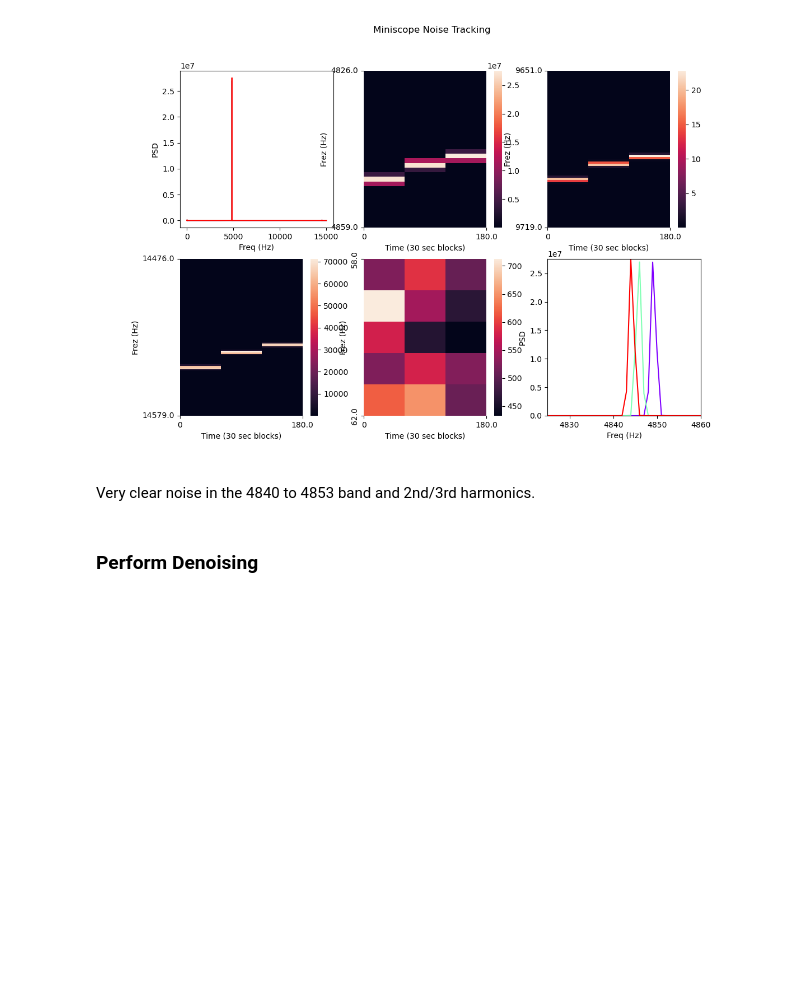
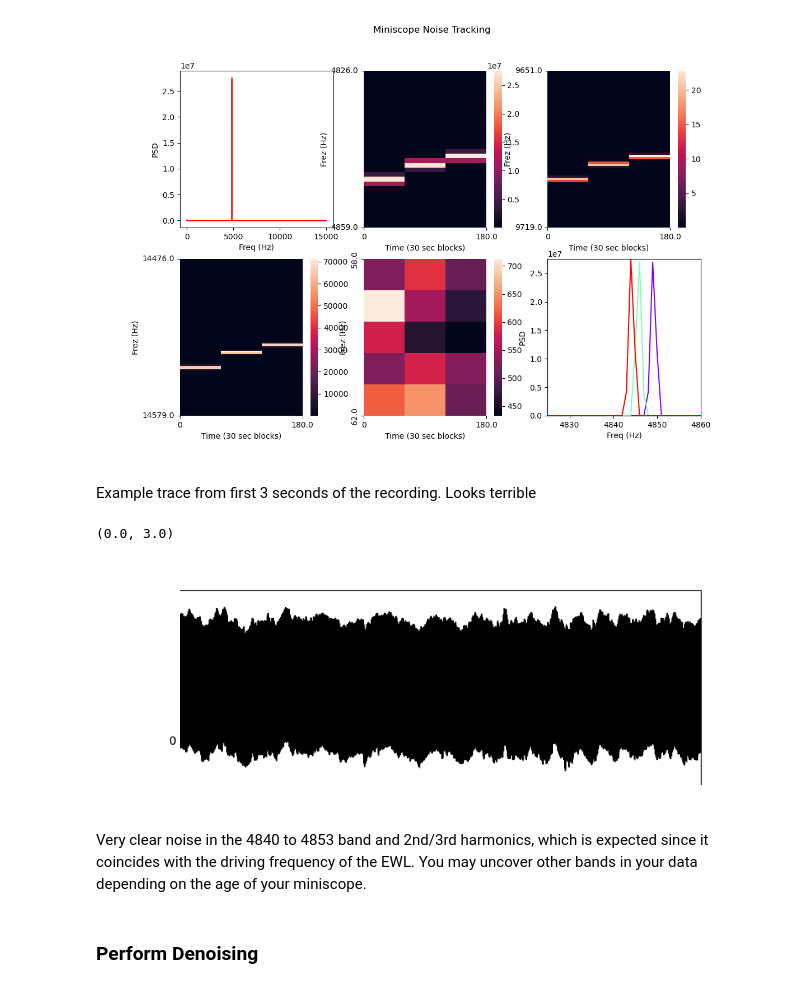
Before and after one commit to diba-lab/NeuroPy, a Jupyter notebook: notebooks/Miniscope_Denoise.ipynb, the cells around one changed output. Saved outputs shown, nothing was run; the diff lists cells and outputs as text; code cells hidden in the pictures; blank space fills up the shorter version.

```diff
--- a/notebooks/Miniscope_Denoise.ipynb
+++ b/notebooks/Miniscope_Denoise.ipynb
@@ -52,8 +70,18 @@ f_full, Pxx_full = plot_miniscope_noise(signal, ch=0, interval_sec=90, remove_di
                                         EWLnoise_range=(4825, 4860))
 # %% [output]
 [figure]
+# %% [markdown]
+Example trace from first 3 seconds of the recording. Looks terrible
+# %%
+from neuropy.plotting.signals import plot_signal_traces
+_, ax = plt.subplots(figsize=(8, 3))
+plot_signal_traces(signal, ax=ax)
+ax.set_xlim((0, 3))
+# %% [output]
+(0.0, 3.0)
+[figure, added]
 # %% [markdown]
-Very clear noise in the 4840 to 4853 band and 2nd/3rd harmonics.
+Very clear noise in the 4840 to 4853 band and 2nd/3rd harmonics, which is expected since it coincides with the driving frequency of the EWL. You may uncover other bands in your data depending on the age of your miniscope.
 # %% [markdown]
 ### Perform Denoising
 # %% [markdown]
```
Also changed, not shown: parts of 19 cells of this notebook.
